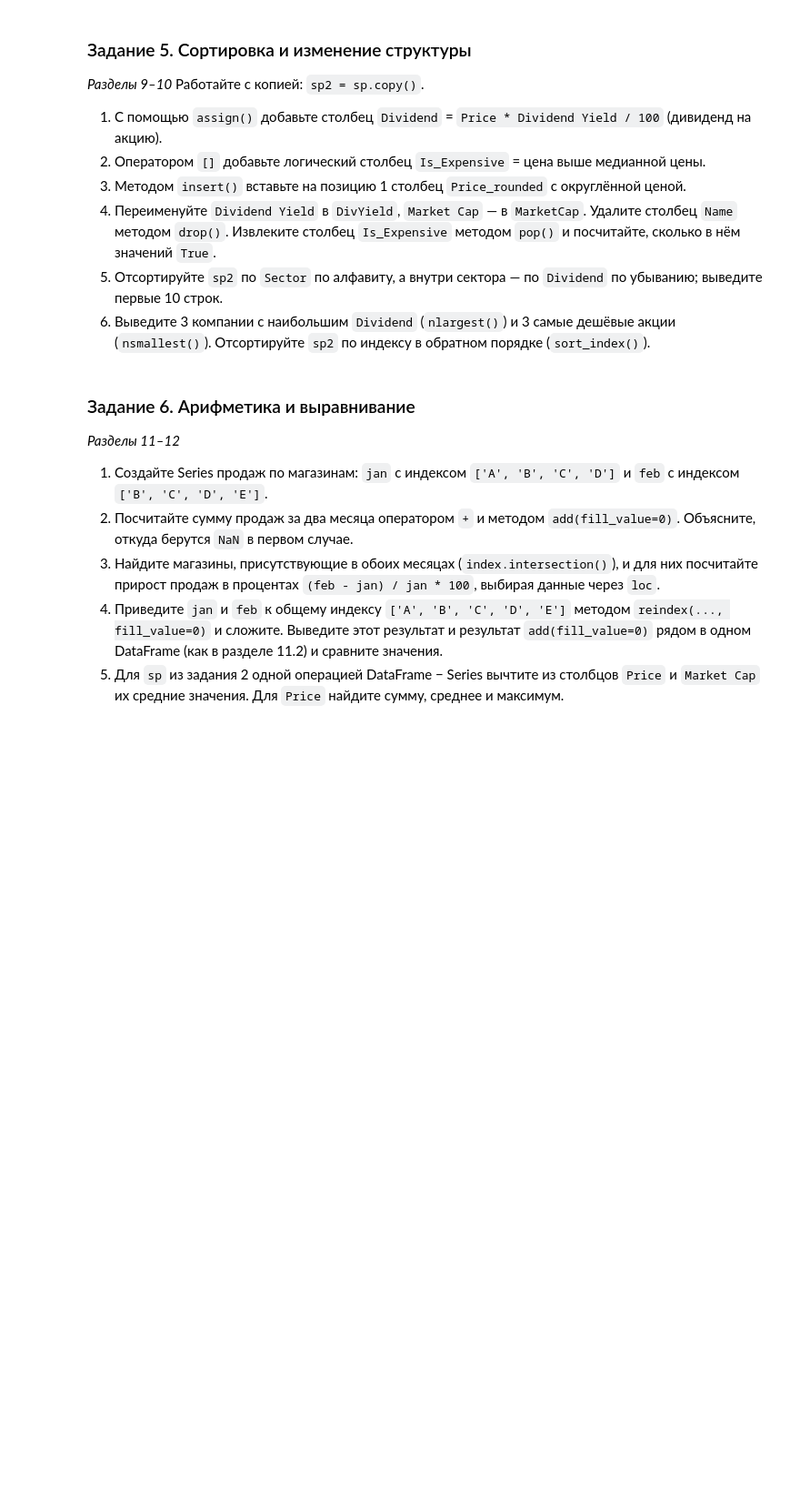
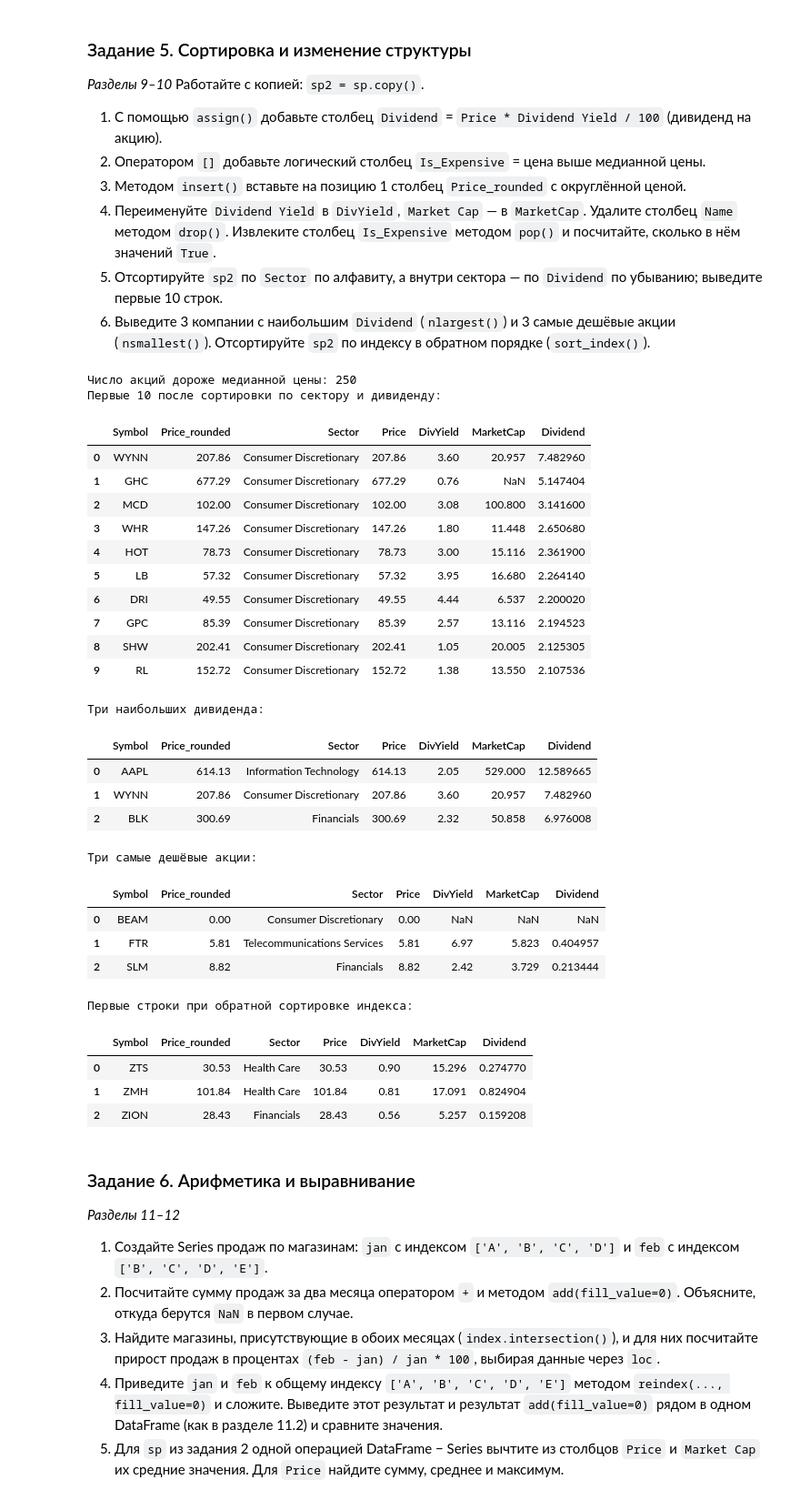
Before and after one commit to erop228/Python_vus, a Jupyter notebook: ЛР4/ЛР4 Data-Structures_and_Indexing.ipynb, the cells around one changed output. Shown at 91% size. Saved outputs shown, nothing was run; the diff lists cells and outputs as text; code cells hidden in the pictures; blank space fills up the shorter version.

Commit message:
modified:   "\320\233\320\2404/\320\233\320\2404 Data-Structures_and_Indexing.ipynb"

```diff
--- a/ЛР4/ЛР4 Data-Structures_and_Indexing.ipynb
+++ b/ЛР4/ЛР4 Data-Structures_and_Indexing.ipynb
@@ -1805,6 +2109,61 @@ True
 6. Выведите 3 компании с наибольшим `Dividend` (`nlargest()`) и 3 самые дешёвые акции (`nsmallest()`). Отсортируйте `sp2` по индексу в обратном порядке (`sort_index()`).
 # %%
 # Решение задания 5
+sp2 = sp.copy()
+sp2 = sp2.assign(Dividend=sp2['Price'] * sp2['Dividend Yield'] / 100)
+sp2['Is_Expensive'] = sp2['Price'] > sp2['Price'].median()
+sp2.insert(1, 'Price_rounded', sp2['Price'].round(2))
+sp2 = sp2.rename(columns={'Dividend Yield': 'DivYield', 'Market Cap': 'MarketCap'})
+sp2 = sp2.drop(columns='Name')
+is_expensive = sp2.pop('Is_Expensive')
+print('Число акций дороже медианной цены:', is_expensive.sum())
+
+sorted_sp2 = sp2.sort_values(
+    ['Sector', 'Dividend'],
+    ascending=[True, False]
+)
+print('Первые 10 после сортировки по сектору и дивиденду:')
+display(sorted_sp2.head(10).rename_axis('Symbol').reset_index())
+
+largest_dividends = sp2.nlargest(3, 'Dividend')
+cheapest_stocks = sp2.nsmallest(3, 'Price')
+print('Три наибольших дивиденда:')
+display(largest_dividends.rename_axis('Symbol').reset_index())
+print('Три самые дешёвые акции:')
+display(cheapest_stocks.rename_axis('Symbol').reset_index())
+
+sp2_reverse_index = sp2.sort_index(ascending=False)
+print('Первые строки при обратной сортировке индекса:')
+display(sp2_reverse_index.head(3).rename_axis('Symbol').reset_index())
+# %% [output]
+Число акций дороже медианной цены: 250
+Первые 10 после сортировки по сектору и дивиденду:
+|  | Symbol | Price_rounded | Sector | Price | DivYield | MarketCap | Dividend |
+| 0 | WYNN | 207.86 | Consumer Discretionary | 207.86 | 3.60 | 20.957 | 7.482960 |
+| 1 | GHC | 677.29 | Consumer Discretionary | 677.29 | 0.76 | NaN | 5.147404 |
+| 2 | MCD | 102.00 | Consumer Discretionary | 102.00 | 3.08 | 100.800 | 3.141600 |
+| 3 | WHR | 147.26 | Consumer Discretionary | 147.26 | 1.80 | 11.448 | 2.650680 |
+| 4 | HOT | 78.73 | Consumer Discretionary | 78.73 | 3.00 | 15.116 | 2.361900 |
+| 5 | LB | 57.32 | Consumer Discretionary | 57.32 | 3.95 | 16.680 | 2.264140 |
+| 6 | DRI | 49.55 | Consumer Discretionary | 49.55 | 4.44 | 6.537 | 2.200020 |
+| 7 | GPC | 85.39 | Consumer Discretionary | 85.39 | 2.57 | 13.116 | 2.194523 |
+| 8 | SHW | 202.41 | Consumer Discretionary | 202.41 | 1.05 | 20.005 | 2.125305 |
+| 9 | RL | 152.72 | Consumer Discretionary | 152.72 | 1.38 | 13.550 | 2.107536 |
+Три наибольших дивиденда:
+|  | Symbol | Price_rounded | Sector | Price | DivYield | MarketCap | Dividend |
+| 0 | AAPL | 614.13 | Information Technology | 614.13 | 2.05 | 529.000 | 12.589665 |
+| 1 | WYNN | 207.86 | Consumer Discretionary | 207.86 | 3.60 | 20.957 | 7.482960 |
+| 2 | BLK | 300.69 | Financials | 300.69 | 2.32 | 50.858 | 6.976008 |
+Три самые дешёвые акции:
+|  | Symbol | Price_rounded | Sector | Price | DivYield | MarketCap | Dividend |
+| 0 | BEAM | 0.00 | Consumer Discretionary | 0.00 | NaN | NaN | NaN |
+| 1 | FTR | 5.81 | Telecommunications Services | 5.81 | 6.97 | 5.823 | 0.404957 |
+| 2 | SLM | 8.82 | Financials | 8.82 | 2.42 | 3.729 | 0.213444 |
+Первые строки при обратной сортировке индекса:
+|  | Symbol | Price_rounded | Sector | Price | DivYield | MarketCap | Dividend |
+| 0 | ZTS | 30.53 | Health Care | 30.53 | 0.90 | 15.296 | 0.274770 |
+| 1 | ZMH | 101.84 | Health Care | 101.84 | 0.81 | 17.091 | 0.824904 |
+| 2 | ZION | 28.43 | Financials | 28.43 | 0.56 | 5.257 | 0.159208 |
 # %% [markdown]
 ### Задание 6. Арифметика и выравнивание
 *Разделы 11–12*
```
Also changed, not shown: parts of 12 cells of this notebook.
